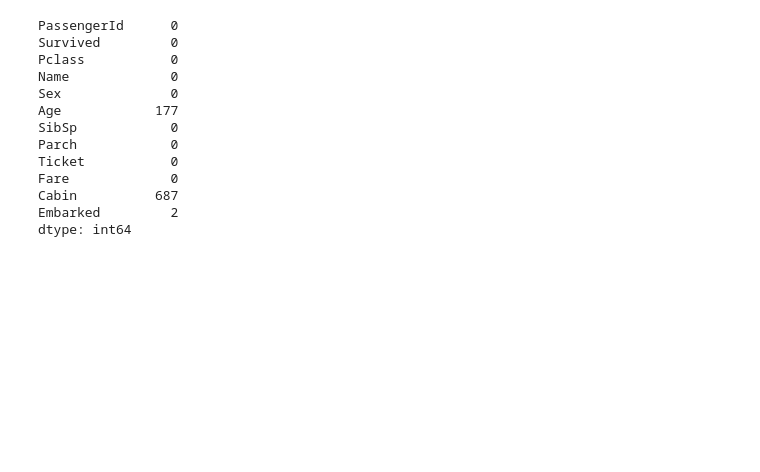
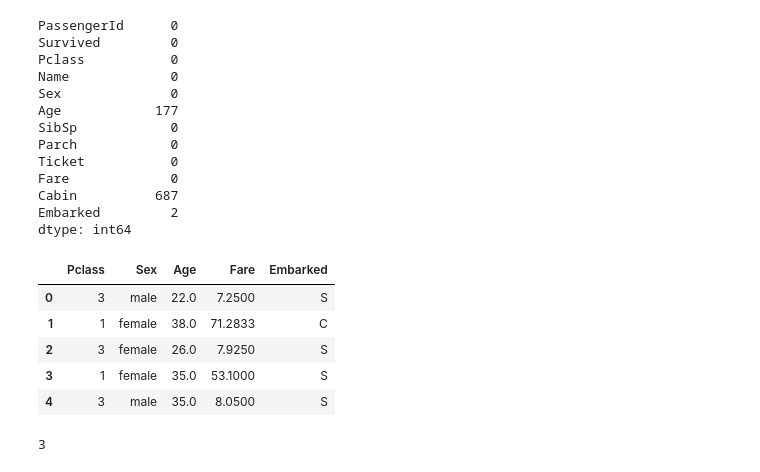
Before and after one commit to gerardopdm/ml-ejemplos, a Jupyter notebook: Titanic.ipynb, the cells around one changed output. Cells and saved outputs as stored; diff of their text form; code cells hidden in the pictures; blank space fills up the shorter version.

```diff
--- a/Titanic.ipynb
+++ b/Titanic.ipynb
@@ -8,5 +8,5 @@ import matplotlib.pyplot as plt
 from mpl_toolkits.mplot3d import Axes3D  # noqa: F401 unused import
 import seaborn as sns
 # %%
-data=pd.read_csv("https://raw.githubusercontent.com/datasciencedojo/datasets/master/titanic.csv")
+df=pd.read_csv("https://raw.githubusercontent.com/datasciencedojo/datasets/master/titanic.csv")
 # %%
@@ -39,2 +37,4 @@ data["Cabin"]=data["Cabin"].fillna("Desconocido")
+# %%
+df = df.dropna(subset=['Pclass', 'Sex', 'Age', 'Embarked', 'Fare', 'SibSp'])
 # %%
-data["Age"]=data["Age"].fillna(data["Age"].mean())
+df["Age"]=df["Age"].fillna(df["Age"].mean())
@@ -40,0 +45,3 @@ data["Age"]=data["Age"].fillna(data["Age"].mean())
+# %%
+X = df[['Pclass', 'Sex', 'Age', 'Fare', 'Embarked']]
+y = df.Survived.values
@@ -40,0 +53,13 @@ data["Age"]=data["Age"].fillna(data["Age"].mean())
+# %%
+X.head(5)
+# %% [output]
+|  | Pclass | Sex | Age | Fare | Embarked |
+| 0 | 3 | male | 22.0 | 7.2500 | S |
+| 1 | 1 | female | 38.0 | 71.2833 | C |
+| 2 | 3 | female | 26.0 | 7.9250 | S |
+| 3 | 1 | female | 35.0 | 53.1000 | S |
+| 4 | 3 | male | 35.0 | 8.0500 | S |
+# %%
+X.Pclass.max()
+# %% [output]
+3
```
Also changed, not shown: parts of 7 cells of this notebook.
